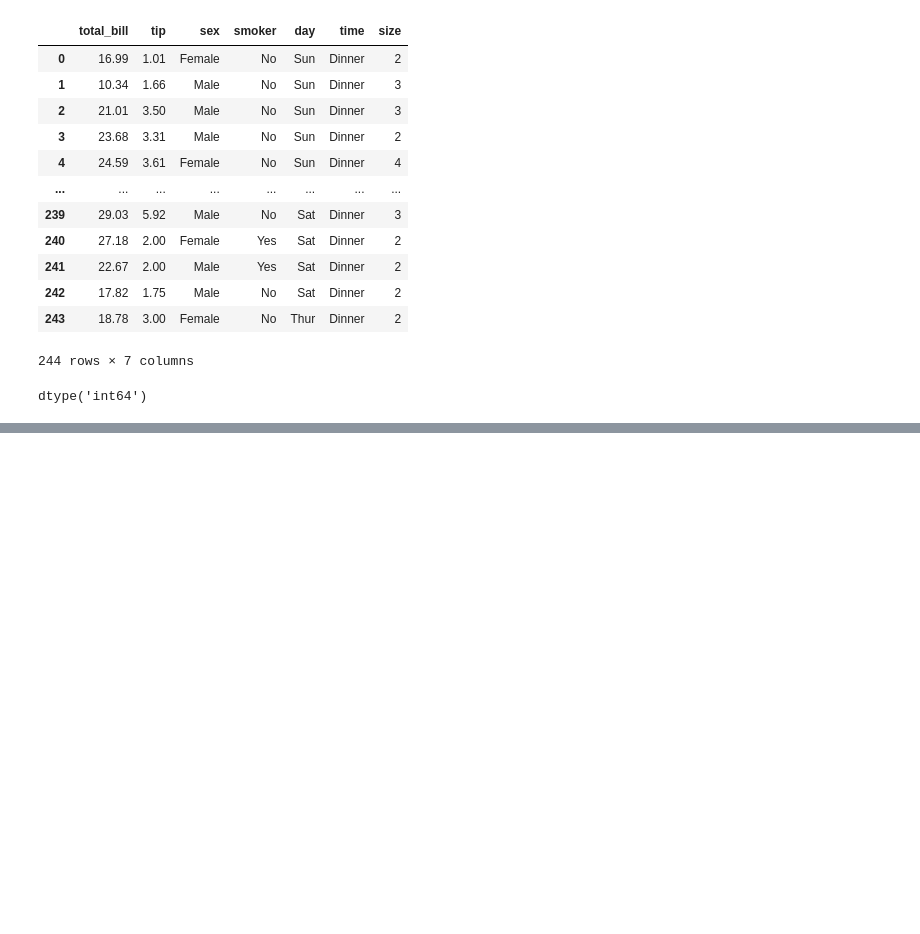
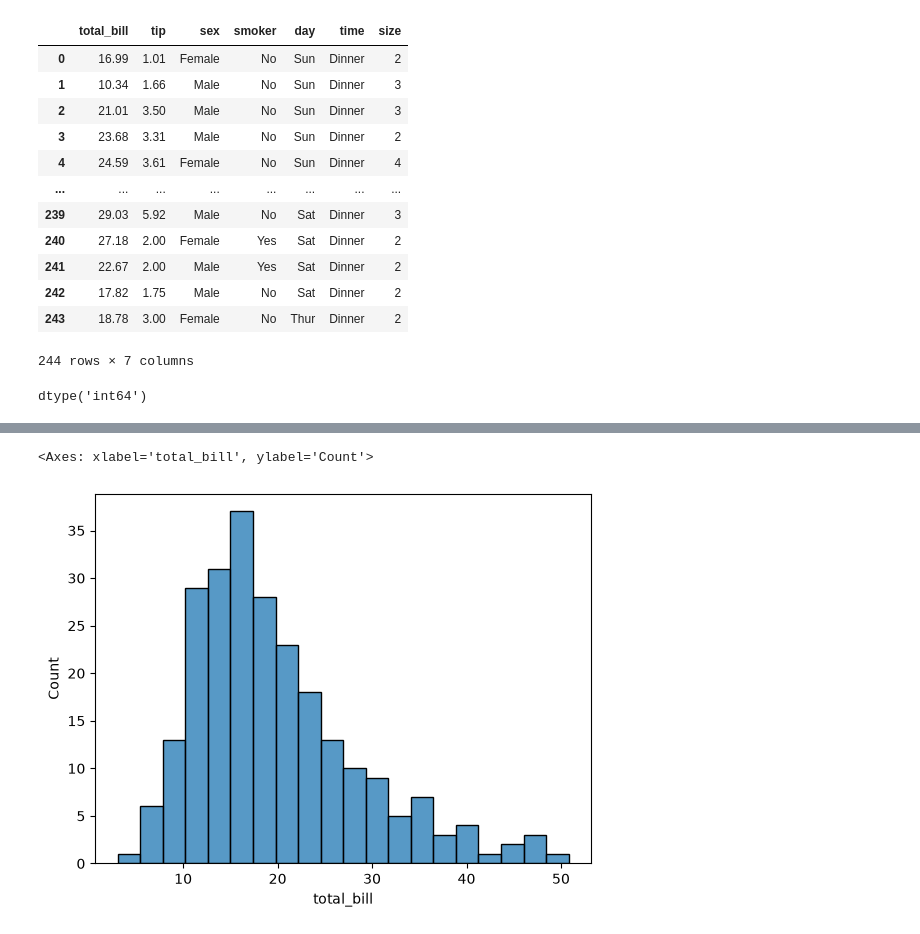
Before and after one commit to hrishimathur19/seaborn, a Jupyter notebook: distributionplot.ipynb, the cells around one changed output, grey strips where cells are left out. Saved outputs shown, nothing was run; the diff lists cells and outputs as text; code cells hidden in the pictures; blank space fills up the shorter version.

```diff
--- a/distributionplot.ipynb
+++ b/distributionplot.ipynb
@@ -31,0 +32,5 @@ sns.displot(df['total_bill'])
+# %%
+sns.histplot(df['total_bill'], bins=20)
+# %% [output]
+<Axes: xlabel='total_bill', ylabel='Count'>
+[figure, added]
```
Also changed, not shown: parts of 14 cells of this notebook.
